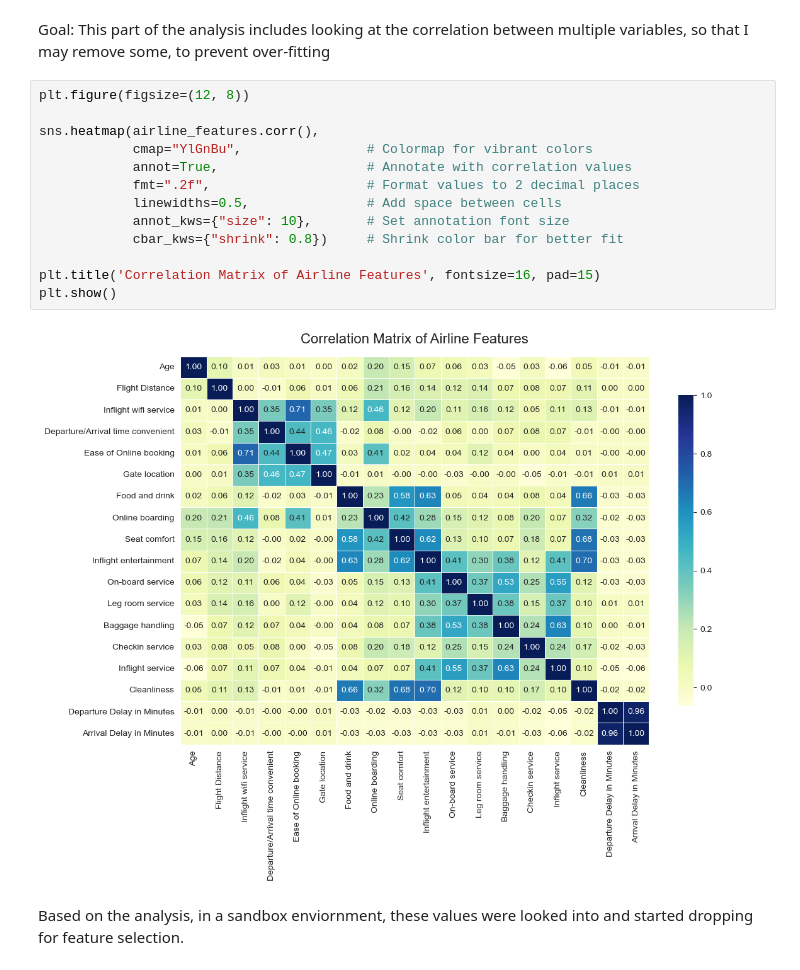
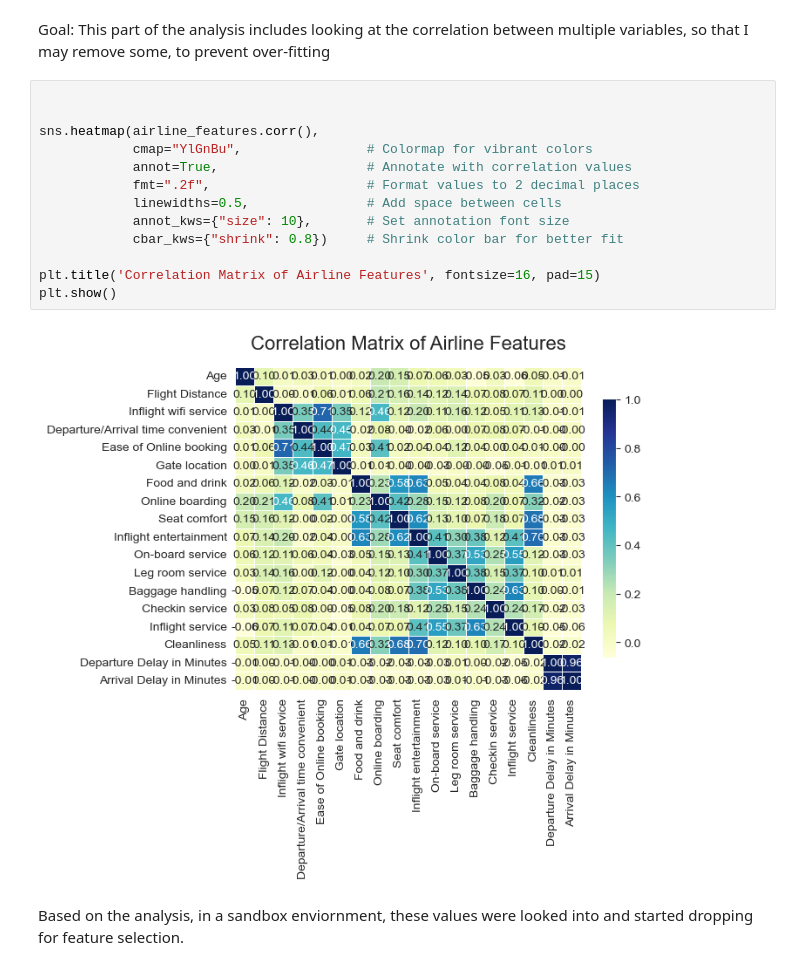
Before and after one commit to kunthshah21/Classification-ML-Prediction-for-Airline-Satsifaction, a Jupyter notebook: prediction_1.ipynb, the cells around one changed output. Drawn from its saved outputs; the diff is of its cells as text.

```diff
--- a/prediction_1.ipynb
+++ b/prediction_1.ipynb
@@ -283,20 +283,20 @@ plt.show()
 # %% [markdown]
 Goal: This part of the analysis includes looking at the correlation between multiple variables, so that I may remove some, to prevent over-fitting
 # %%
-plt.figure(figsize=(12, 8))
+
 
 sns.heatmap(airline_features.corr(),
             cmap="YlGnBu",                # Colormap for vibrant colors
             annot=True,                   # Annotate with correlation values
             fmt=".2f",                    # Format values to 2 decimal places
             linewidths=0.5,               # Add space between cells
             annot_kws={"size": 10},       # Set annotation font size
             cbar_kws={"shrink": 0.8})     # Shrink color bar for better fit
 
 plt.title('Correlation Matrix of Airline Features', fontsize=16, pad=15)
 plt.show()
 # %% [output]
-[figure, old version]
+[figure, new version]
 # %% [markdown]
 Based on the analysis, in a sandbox enviornment, these values were looked into and started dropping for feature selection.
 # %% [markdown]
```
Also changed, not shown: parts of 28 cells of this notebook, 1 other file.
